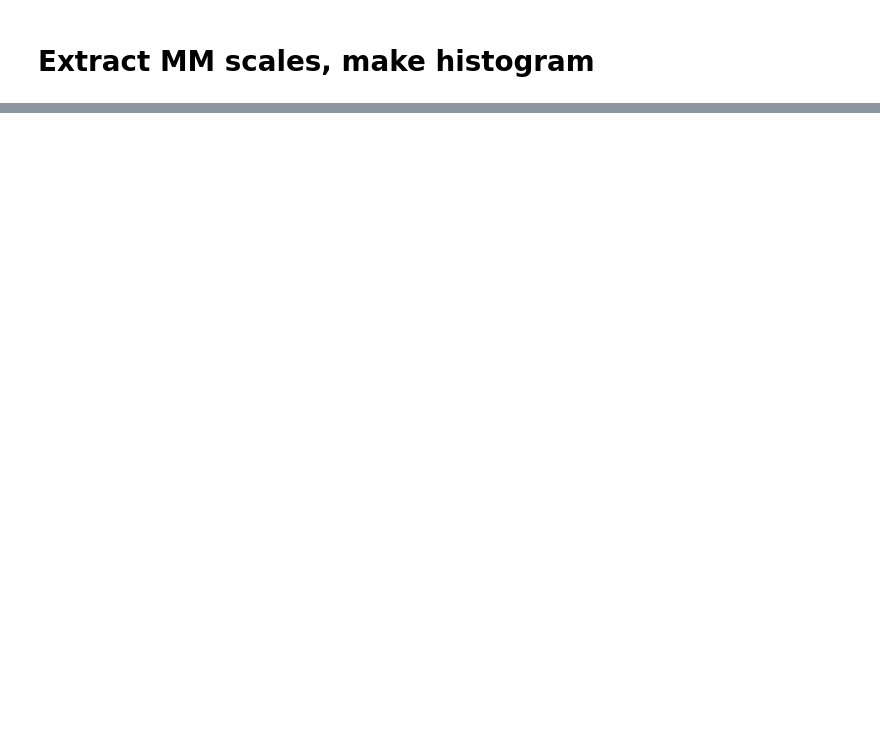
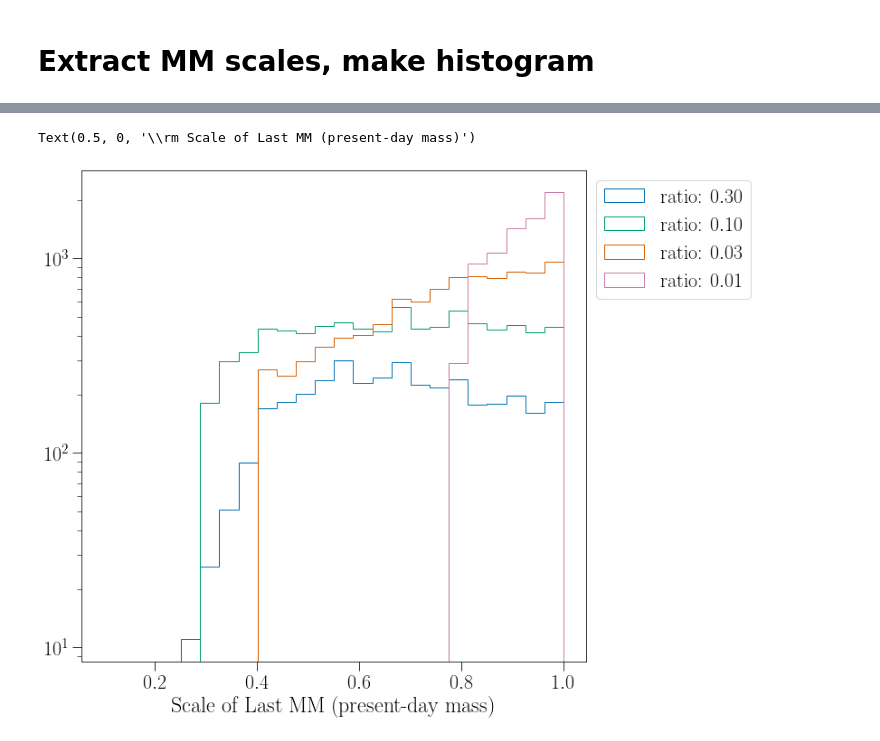
Before and after one commit to ismael-mendoza/nbody-relaxed, a Jupyter notebook: notebooks/jupyter/exploratory/extract-MM-scales2.ipynb, the cells around one changed output, grey strips where cells are left out. Cells and saved outputs as stored; diff of their text form; code cells hidden in the pictures; blank space fills up the shorter version.

```diff
--- a/notebooks/jupyter/exploratory/extract-MM-scales2.ipynb
+++ b/notebooks/jupyter/exploratory/extract-MM-scales2.ipynb
@@ -108,0 +142,13 @@ array([0.30635, 0.93435,     nan,     nan, 0.49835, 0.58035, 0.65235,
+# %%
+plt.figure(figsize=(10,10))
+bins = np.linspace(np.min(scales), np.max(scales), 25)
+for k, cutoff in enumerate(cutoff_scales):
+    plt.hist(scale_of_last_MM_present[:, k], histtype='step', label=f'\\rm ratio: ${Mu[k]/(1-Mu[k]):.2f}$', bins=bins)
+
+# formatting
+plt.legend(loc=2, bbox_to_anchor=(1,1))
+plt.yscale('log')
+plt.xlabel("\\rm Scale of Last MM (present-day mass)")
+# %% [output]
+Text(0.5, 0, '\\rm Scale of Last MM (present-day mass)')
+[figure, added]
```
Also changed, not shown: parts of 21 cells of this notebook, 18 other files.
